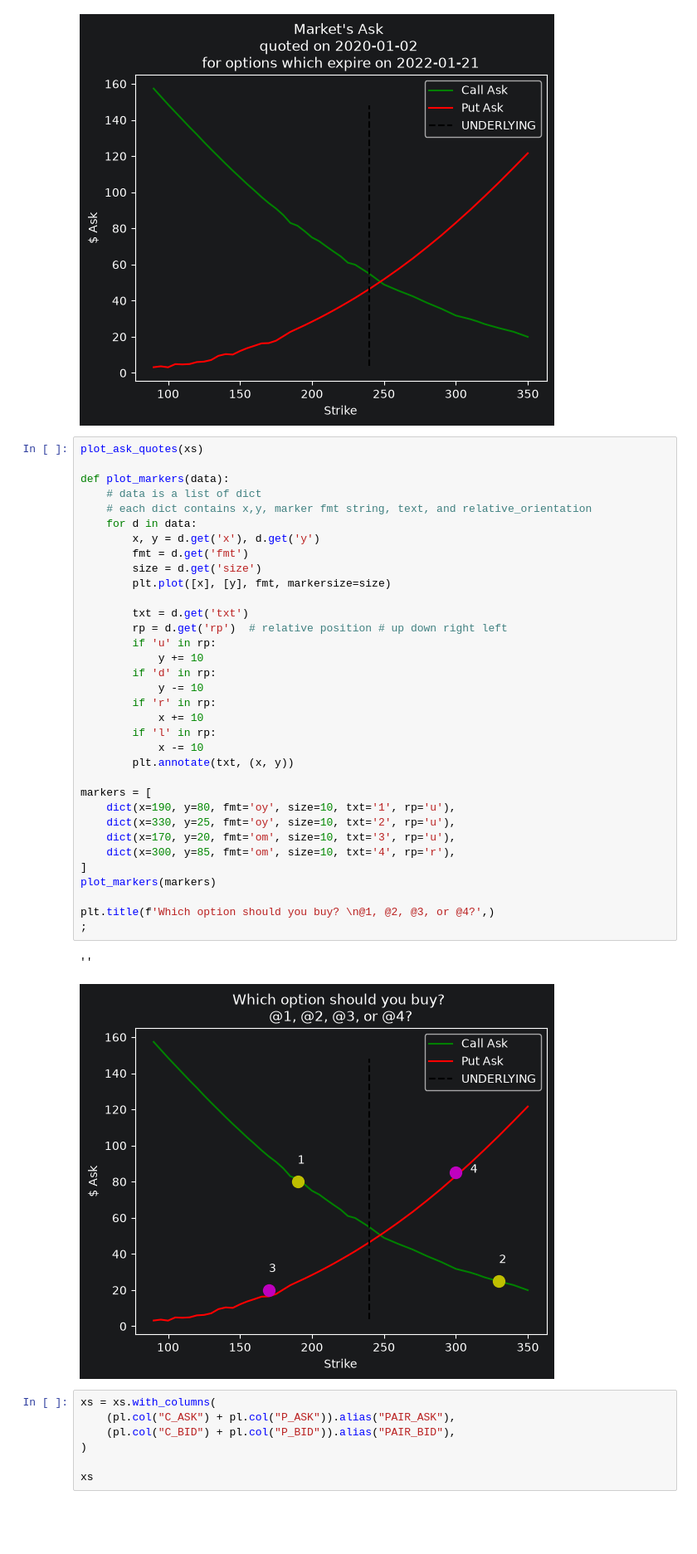
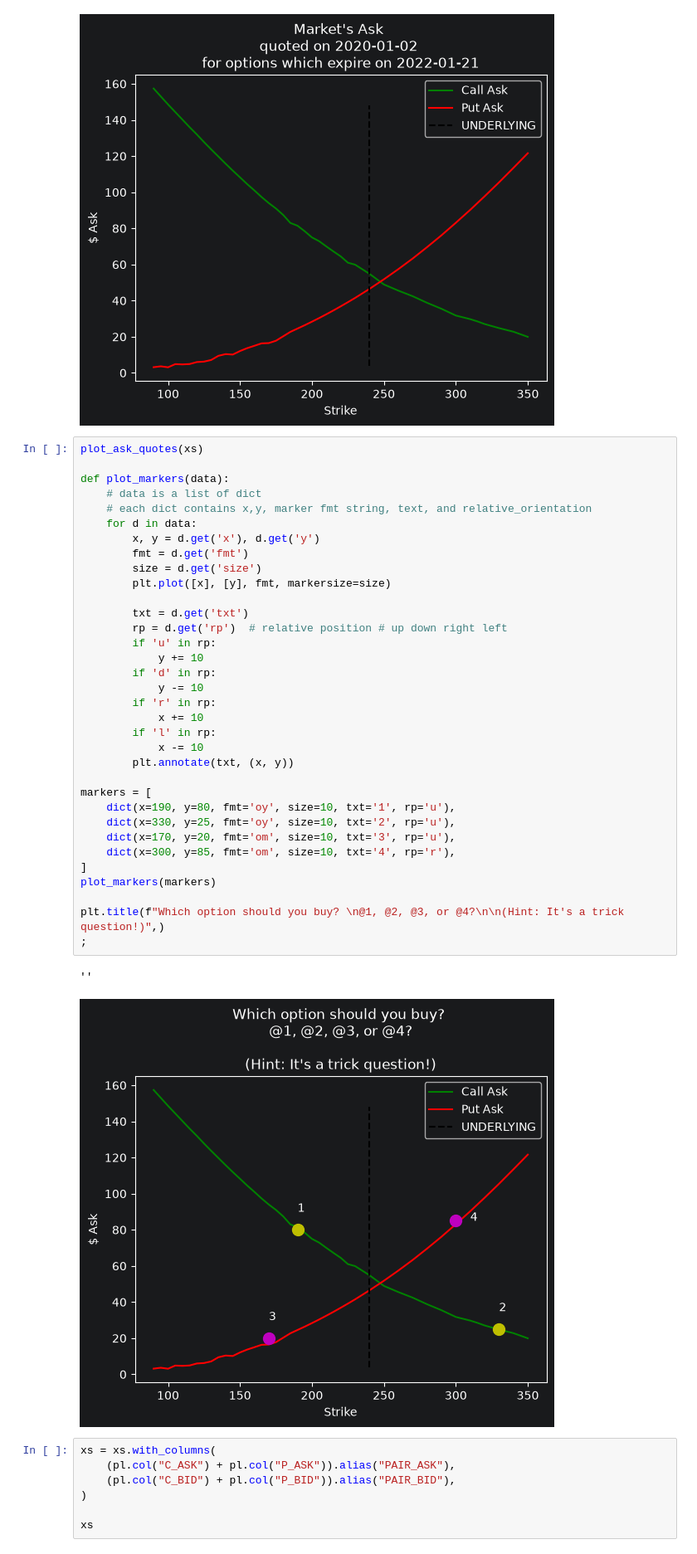
Before and after one commit to wqustudent/madoff, a Jupyter notebook: notebooks/generate_report_images.ipynb, the cells around one changed output. Shown at 83% size. Cells and saved outputs as stored; diff of their text form; blank space fills up the shorter version.

Commit message:
cleanup: report images

```diff
--- a/notebooks/generate_report_images.ipynb
+++ b/notebooks/generate_report_images.ipynb
@@ -125,35 +125,35 @@ def plot_markers(data):
     # each dict contains x,y, marker fmt string, text, and relative_orientation
     for d in data:
         x, y = d.get('x'), d.get('y')
         fmt = d.get('fmt')
         size = d.get('size')
         plt.plot([x], [y], fmt, markersize=size)
 
         txt = d.get('txt')
         rp = d.get('rp')  # relative position # up down right left
         if 'u' in rp:
             y += 10
         if 'd' in rp:
             y -= 10
         if 'r' in rp:
             x += 10
         if 'l' in rp:
             x -= 10
         plt.annotate(txt, (x, y))
 
 markers = [
     dict(x=190, y=80, fmt='oy', size=10, txt='1', rp='u'),
     dict(x=330, y=25, fmt='oy', size=10, txt='2', rp='u'),
     dict(x=170, y=20, fmt='om', size=10, txt='3', rp='u'),
     dict(x=300, y=85, fmt='om', size=10, txt='4', rp='r'),
 ]
 plot_markers(markers)
 
-plt.title(f'Which option should you buy? \n@1, @2, @3, or @4?',)
+plt.title(f"Which option should you buy? \n@1, @2, @3, or @4?\n\n(Hint: It's a trick question!)",)
 ;
 # %% [output]
 ''
-[figure, old version]
+[figure, new version]
 # %%
 xs = xs.with_columns(
     (pl.col("C_ASK") + pl.col("P_ASK")).alias("PAIR_ASK"),
```
Also changed, not shown: parts of 4 cells of this notebook.
